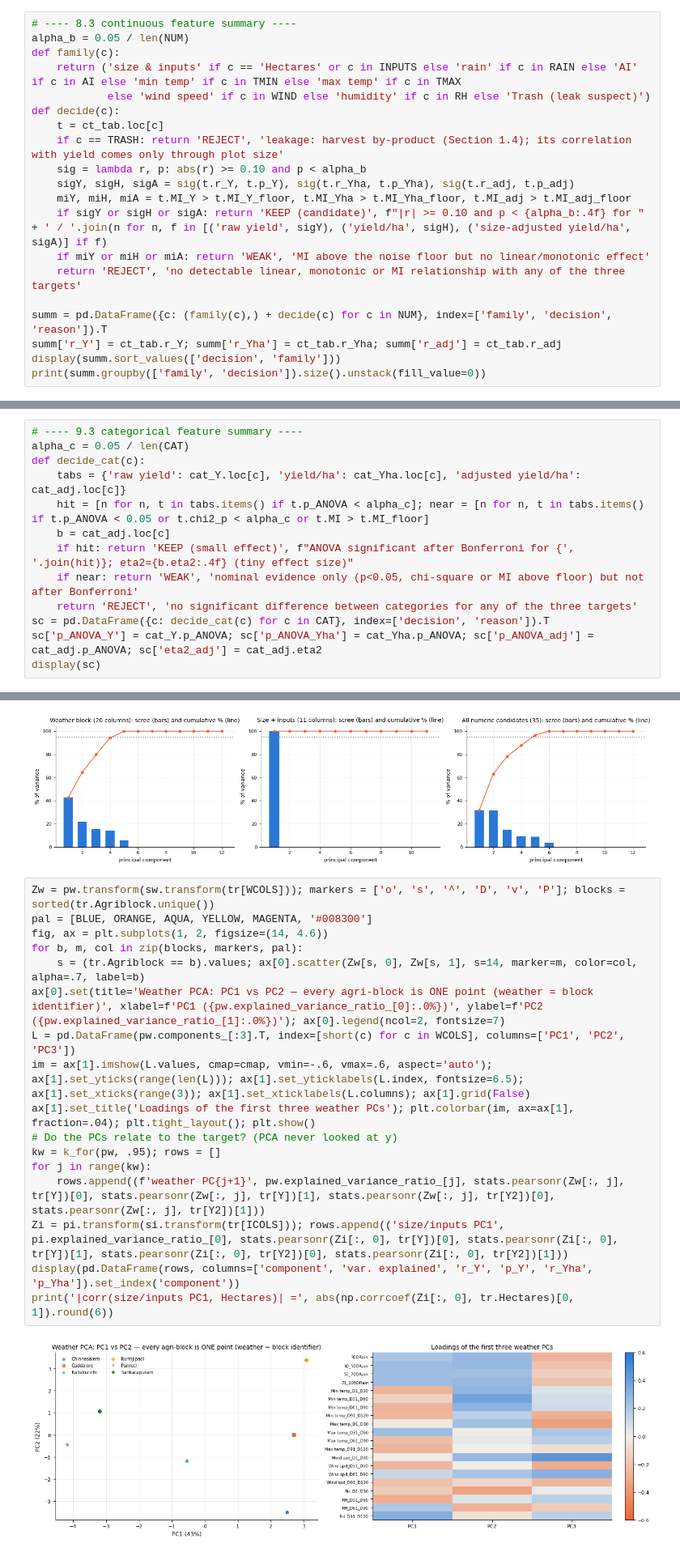
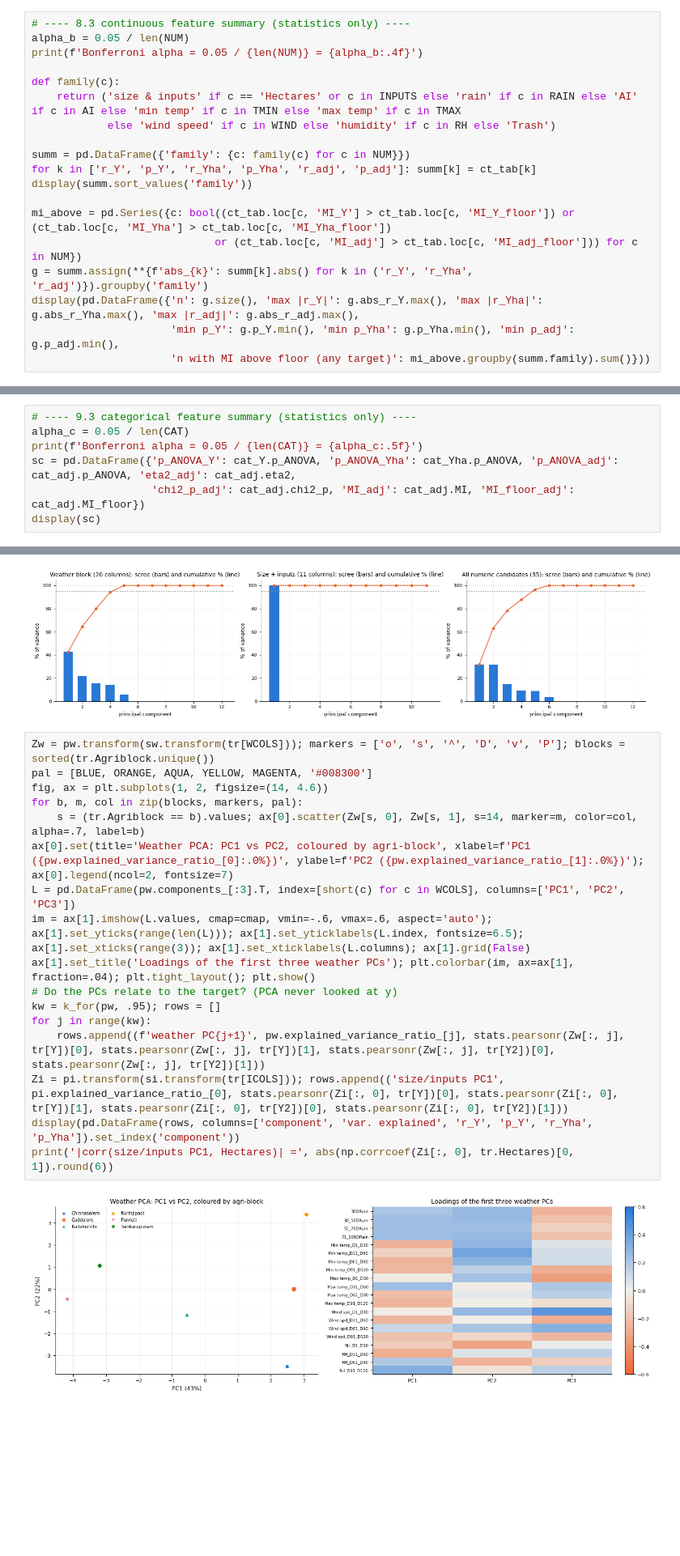
Before and after one commit to phattanaratjeedjeen-sudo/paddy, a Jupyter notebook: src/paddy_ML_regression.ipynb, the cells around one changed output, grey strips where cells are left out. Shown at 81% size. Saved outputs shown, nothing was run; the diff lists cells and outputs as text; blank space fills up the shorter version.

Commit message:
remove interpret code print

```diff
--- a/src/paddy_ML_regression.ipynb
+++ b/src/paddy_ML_regression.ipynb
@@ -914,23 +904,22 @@ corr(Trash, size-adjusted yield per ha)              = -0.033  (p = 0.19)   <- s
 corr(Trash, yield per ha) inside each plot size: {1: 0.09, 2: -0.03, 3: 0.05, 4: -0.01, 5: -0.2, 6: -0.44}
 Trash per hectare takes the values [80.0, 90.0, 100.0]
 # %%
-# ---- 8.3 continuous feature summary ----
+# ---- 8.3 continuous feature summary (statistics only) ----
 alpha_b = 0.05 / len(NUM)
+print(f'Bonferroni alpha = 0.05 / {len(NUM)} = {alpha_b:.4f}')
+
 def family(c):
     return ('size & inputs' if c == 'Hectares' or c in INPUTS else 'rain' if c in RAIN else 'AI' if c in AI else 'min temp' if c in TMIN else 'max temp' if c in TMAX
-            else 'wind speed' if c in WIND else 'humidity' if c in RH else 'Trash (leak suspect)')
-def decide(c):
-    t = ct_tab.loc[c]
-    if c == TRASH: return 'REJECT', 'leakage: harvest by-product (Section 1.4); its correlation with yield comes only through plot size'
-    sig = lambda r, p: abs(r) >= 0.10 and p < alpha_b
-    sigY, sigH, sigA = sig(t.r_Y, t.p_Y), sig(t.r_Yha, t.p_Yha), sig(t.r_adj, t.p_adj)
-    miY, miH, miA = t.MI_Y > t.MI_Y_floor, t.MI_Yha > t.MI_Yha_floor, t.MI_adj > t.MI_adj_floor
-    if sigY or sigH or sigA: return 'KEEP (candidate)', f"|r| >= 0.10 and p < {alpha_b:.4f} for " + ' / '.join(n for n, f in [('raw yield', sigY), ('yield/ha', sigH), ('size-adjusted yield/ha', sigA)] if f)
-    if miY or miH or miA: return 'WEAK', 'MI above the noise floor but no linear/monotonic effect'
-    return 'REJECT', 'no detectable linear, monotonic or MI relationship with any of the three targets'
+            else 'wind speed' if c in WIND else 'humidity' if c in RH else 'Trash')
 
-summ = pd.DataFrame({c: (family(c),) + decide(c) for c in NUM}, index=['family', 'decision', 'reason']).T
-summ['r_Y'] = ct_tab.r_Y; summ['r_Yha'] = ct_tab.r_Yha; summ['r_adj'] = ct_tab.r_adj
-display(summ.sort_values(['decision', 'family']))
-print(summ.groupby(['family', 'decision']).size().unstack(fill_value=0))
+summ = pd.DataFrame({'family': {c: family(c) for c in NUM}})
+for k in ['r_Y', 'p_Y', 'r_Yha', 'p_Yha', 'r_adj', 'p_adj']: summ[k] = ct_tab[k]
+display(summ.sort_values('family'))
+
+mi_above = pd.Series({c: bool((ct_tab.loc[c, 'MI_Y'] > ct_tab.loc[c, 'MI_Y_floor']) or (ct_tab.loc[c, 'MI_Yha'] > ct_tab.loc[c, 'MI_Yha_floor'])
+                             or (ct_tab.loc[c, 'MI_adj'] > ct_tab.loc[c, 'MI_adj_floor'])) for c in NUM})
+g = summ.assign(**{f'abs_{k}': summ[k].abs() for k in ('r_Y', 'r_Yha', 'r_adj')}).groupby('family')
+display(pd.DataFrame({'n': g.size(), 'max |r_Y|': g.abs_r_Y.max(), 'max |r_Yha|': g.abs_r_Yha.max(), 'max |r_adj|': g.abs_r_adj.max(),
+                      'min p_Y': g.p_Y.min(), 'min p_Yha': g.p_Yha.min(), 'min p_adj': g.p_adj.min(),
+                      'n with MI above floor (any target)': mi_above.groupby(summ.family).sum()}))
 # %% [output]
@@ -1062,16 +1056,10 @@ C) categorical features vs SIZE-ADJUSTED YIELD PER HECTARE (plot-size effect rem
 | Wind Direction_D61_D90 | 5 | 1.3218 | 0.2596 | 0.0032 | 1.45e-25 | 0.4973 | 0.2988 | 0.3874 | 0.051 | 57.4572 | ... |
 | Wind Direction_D91_D120 | 6 | 1.4891 | 0.1902 | 0.0045 | 1.68e-25 | 0.5801 | 0.1998 | 0.4459 | 0.0554 | 57.4572 | ... |
 # %%
-# ---- 9.3 categorical feature summary ----
+# ---- 9.3 categorical feature summary (statistics only) ----
 alpha_c = 0.05 / len(CAT)
-def decide_cat(c):
-    tabs = {'raw yield': cat_Y.loc[c], 'yield/ha': cat_Yha.loc[c], 'adjusted yield/ha': cat_adj.loc[c]}
-    hit = [n for n, t in tabs.items() if t.p_ANOVA < alpha_c]; near = [n for n, t in tabs.items() if t.p_ANOVA < 0.05 or t.chi2_p < alpha_c or t.MI > t.MI_floor]
-    b = cat_adj.loc[c]
-    if hit: return 'KEEP (small effect)', f"ANOVA significant after Bonferroni for {', '.join(hit)}; eta2={b.eta2:.4f} (tiny effect size)"
-    if near: return 'WEAK', 'nominal evidence only (p<0.05, chi-square or MI above floor) but not after Bonferroni'
-    return 'REJECT', 'no significant difference between categories for any of the three targets'
-sc = pd.DataFrame({c: decide_cat(c) for c in CAT}, index=['decision', 'reason']).T
-sc['p_ANOVA_Y'] = cat_Y.p_ANOVA; sc['p_ANOVA_Yha'] = cat_Yha.p_ANOVA; sc['p_ANOVA_adj'] = cat_adj.p_ANOVA; sc['eta2_adj'] = cat_adj.eta2
+print(f'Bonferroni alpha = 0.05 / {len(CAT)} = {alpha_c:.5f}')
+sc = pd.DataFrame({'p_ANOVA_Y': cat_Y.p_ANOVA, 'p_ANOVA_Yha': cat_Yha.p_ANOVA, 'p_ANOVA_adj': cat_adj.p_ANOVA, 'eta2_adj': cat_adj.eta2,
+                   'chi2_p_adj': cat_adj.chi2_p, 'MI_adj': cat_adj.MI, 'MI_floor_adj': cat_adj.MI_floor})
 display(sc)
 # %% [output]
@@ -1283,22 +1275,22 @@ plt.tight_layout(); plt.show()
 # %%
 Zw = pw.transform(sw.transform(tr[WCOLS])); markers = ['o', 's', '^', 'D', 'v', 'P']; blocks = sorted(tr.Agriblock.unique())
 pal = [BLUE, ORANGE, AQUA, YELLOW, MAGENTA, '#008300']
 fig, ax = plt.subplots(1, 2, figsize=(14, 4.6))
 for b, m, col in zip(blocks, markers, pal):
     s = (tr.Agriblock == b).values; ax[0].scatter(Zw[s, 0], Zw[s, 1], s=14, marker=m, color=col, alpha=.7, label=b)
-ax[0].set(title='Weather PCA: PC1 vs PC2 — every agri-block is ONE point (weather = block identifier)', xlabel=f'PC1 ({pw.explained_variance_ratio_[0]:.0%})', ylabel=f'PC2 ({pw.explained_variance_ratio_[1]:.0%})'); ax[0].legend(ncol=2, fontsize=7)
+ax[0].set(title='Weather PCA: PC1 vs PC2, coloured by agri-block', xlabel=f'PC1 ({pw.explained_variance_ratio_[0]:.0%})', ylabel=f'PC2 ({pw.explained_variance_ratio_[1]:.0%})'); ax[0].legend(ncol=2, fontsize=7)
 L = pd.DataFrame(pw.components_[:3].T, index=[short(c) for c in WCOLS], columns=['PC1', 'PC2', 'PC3'])
 im = ax[1].imshow(L.values, cmap=cmap, vmin=-.6, vmax=.6, aspect='auto'); ax[1].set_yticks(range(len(L))); ax[1].set_yticklabels(L.index, fontsize=6.5); ax[1].set_xticks(range(3)); ax[1].set_xticklabels(L.columns); ax[1].grid(False)
 ax[1].set_title('Loadings of the first three weather PCs'); plt.colorbar(im, ax=ax[1], fraction=.04); plt.tight_layout(); plt.show()
 # Do the PCs relate to the target? (PCA never looked at y)
 kw = k_for(pw, .95); rows = []
 for j in range(kw):
     rows.append((f'weather PC{j+1}', pw.explained_variance_ratio_[j], stats.pearsonr(Zw[:, j], tr[Y])[0], stats.pearsonr(Zw[:, j], tr[Y])[1], stats.pearsonr(Zw[:, j], tr[Y2])[0], stats.pearsonr(Zw[:, j], tr[Y2])[1]))
 Zi = pi.transform(si.transform(tr[ICOLS])); rows.append(('size/inputs PC1', pi.explained_variance_ratio_[0], stats.pearsonr(Zi[:, 0], tr[Y])[0], stats.pearsonr(Zi[:, 0], tr[Y])[1], stats.pearsonr(Zi[:, 0], tr[Y2])[0], stats.pearsonr(Zi[:, 0], tr[Y2])[1]))
 display(pd.DataFrame(rows, columns=['component', 'var. explained', 'r_Y', 'p_Y', 'r_Yha', 'p_Yha']).set_index('component'))
 print('|corr(size/inputs PC1, Hectares)| =', abs(np.corrcoef(Zi[:, 0], tr.Hectares)[0, 1]).round(6))
 # %% [output]
-[figure, old version]
+[figure, new version]
 |  | var. explained | r_Y | p_Y | r_Yha | p_Yha |
 | component |  |  |  |  |  |
 | weather PC1 | 0.4258 | -0.0066 | 0.7911 | 0.0098 | 0.6907 |
```
Also changed, not shown: parts of 27 cells of this notebook, 1 other file.
